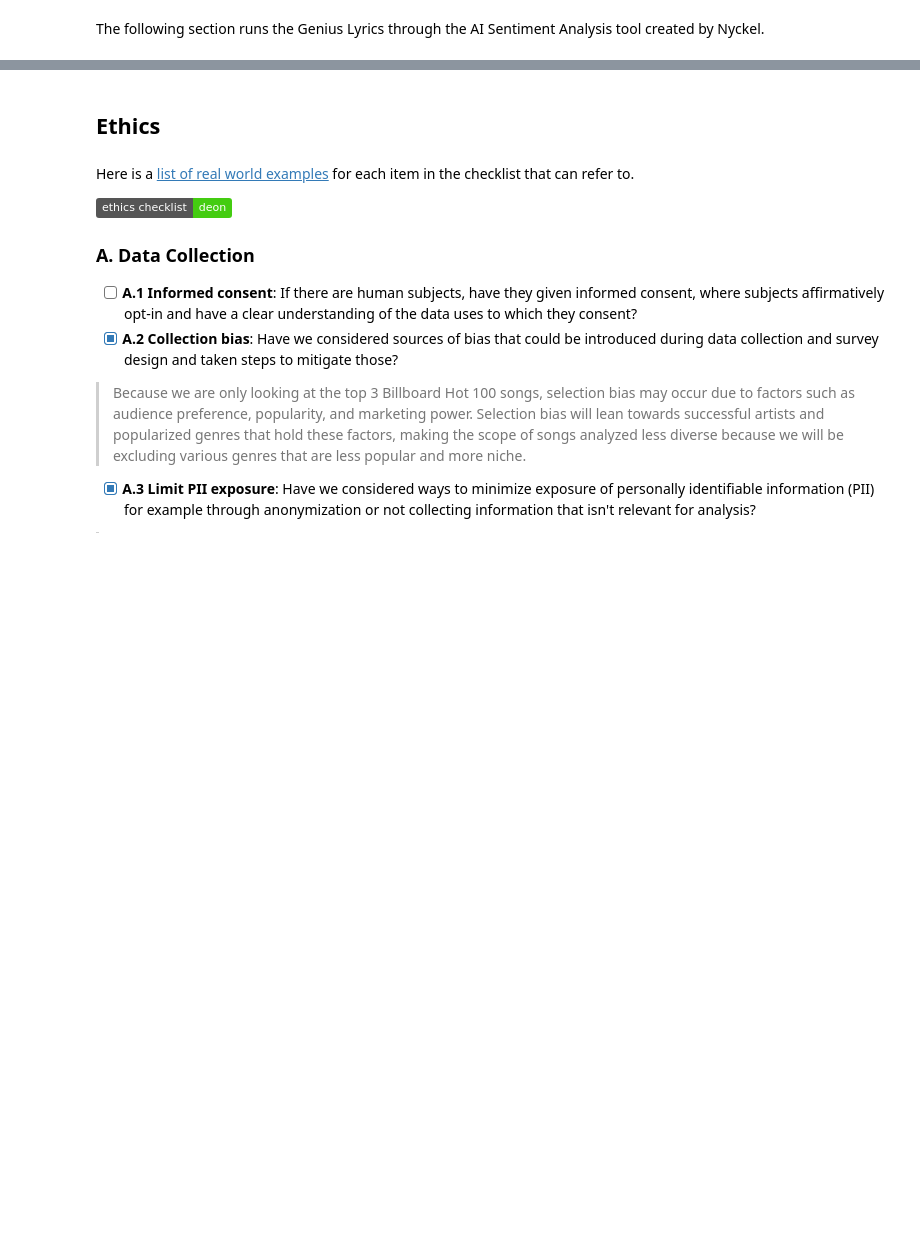
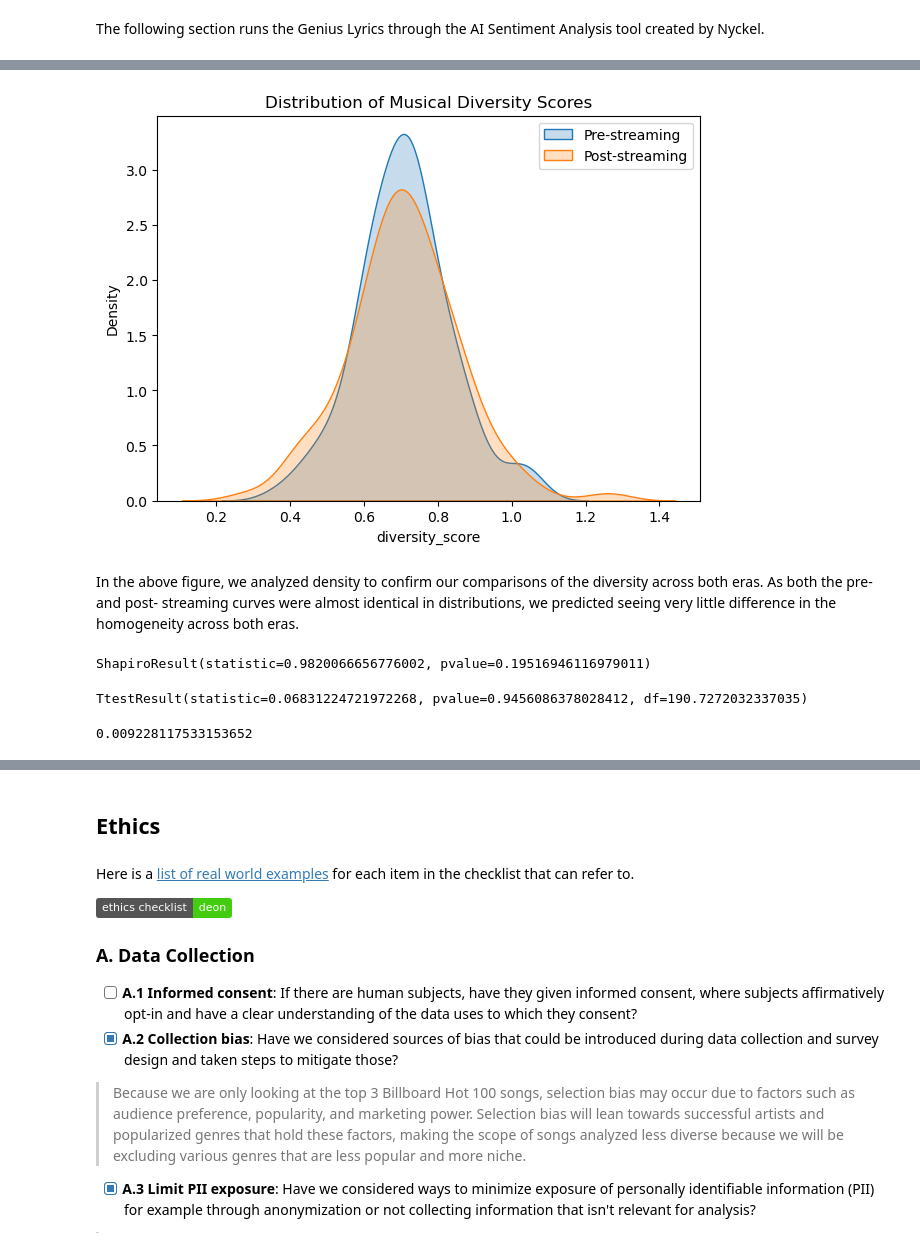
Before and after one commit to COGS108/Group096_WI26, a Jupyter notebook: 03-FinalProject.ipynb, the cells around one changed output, grey strips where cells are left out. Drawn from its saved outputs; the diff is of its cells as text; code cells hidden in the pictures; badges without logos; blank space fills up the shorter version.

```diff
--- a/03-FinalProject.ipynb
+++ b/03-FinalProject.ipynb
@@ -586,0 +947,38 @@ Some more words and stuff.  Remember notebooks work best if you interleave the c
+# %%
+#Density Plot of Distribution of Musical Diversity Across Eras
+plt.figure(figsize=(7,5))
+
+sns.kdeplot(pre_div["diversity_score"], label="Pre-streaming", fill=True)
+sns.kdeplot(post_div["diversity_score"], label="Post-streaming", fill=True)
+
+plt.title("Distribution of Musical Diversity Scores")
+plt.legend()
+plt.show()
+# %% [output]
+[figure, added]
+# %% [markdown]
+In the above figure, we analyzed density to confirm our comparisons of the diversity across both eras. As both the pre- and post- streaming curves were almost identical in distributions, we predicted seeing very little difference in the homogeneity across both eras.
+# %%
+#Testing normality of results
+stats.shapiro(pre_div["diversity_score"])
+stats.shapiro(post_div["diversity_score"])
+# %% [output]
+ShapiroResult(statistic=0.9820066656776002, pvalue=0.19516946116979011)
+# %%
+#p > 0.05 - results are normal. Using the Welch t-test for normal data:
+stats.ttest_ind(
+    pre_div["diversity_score"],
+    post_div["diversity_score"],
+    equal_var=False
+)
+# %% [output]
+TtestResult(statistic=0.06831224721972268, pvalue=0.9456086378028412, df=190.7272032337035)
+# %%
+#Effect size of diversity scores
+def cohens_d(x,y):
+    pooled_sd = np.sqrt((x.var() + y.var()) / 2)
+    return (x.mean() - y.mean()) / pooled_sd
+
+cohens_d(pre_div["diversity_score"], post_div["diversity_score"])
+# %% [output]
+0.009228117533153652
```
Also changed, not shown: parts of 89 cells of this notebook.
